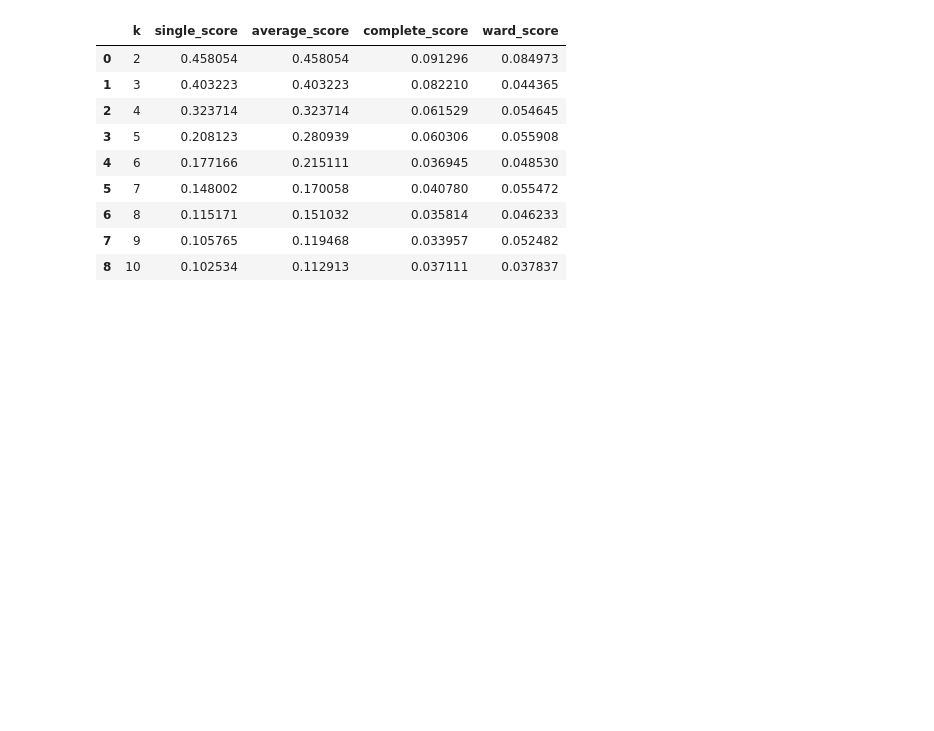
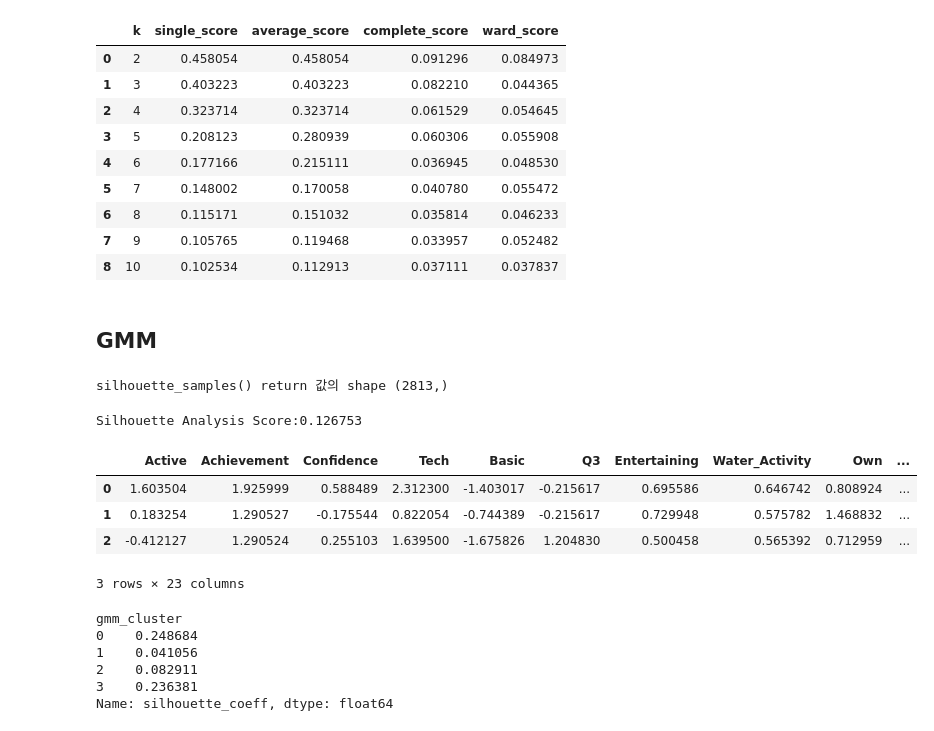
Before and after one commit to Insight-Sogang-Univ/insightcon_3rd_dog, a Jupyter notebook: 002.ipynb, the cells around one changed output. Cells and saved outputs as stored; diff of their text form; code cells hidden in the pictures; blank space fills up the shorter version.

```diff
--- a/002.ipynb
+++ b/002.ipynb
@@ -159,3 +159,39 @@ k: 10   score: 0.03783725883986078
 | 6 | 8 | 0.115171 | 0.151032 | 0.035814 | 0.046233 |
 | 7 | 9 | 0.105765 | 0.119468 | 0.033957 | 0.052482 |
 | 8 | 10 | 0.102534 | 0.112913 | 0.037111 | 0.037837 |
+# %% [markdown]
+## GMM
+# %%
+from sklearn.mixture import GaussianMixture
+
+gmm = GaussianMixture(n_components = 4, covariance_type = 'spherical', random_state=1422).fit(data2)
+gmm_cluster_labels = gmm.predict(data2)
+
+data2['gmm_cluster'] = gmm_cluster_labels
+# %%
+score_samples = silhouette_samples(data2, data2['gmm_cluster'])
+print('silhouette_samples() return 값의 shape', score_samples.shape)
+# %% [output]
+silhouette_samples() return 값의 shape (2813,)
+# %%
+data2['silhouette_coeff'] = score_samples
+
+average_score = silhouette_score(data2, data2['gmm_cluster'])
+print('Silhouette Analysis Score:{0:.6f}'.format(average_score))
+data2.head(3)
+# %% [output]
+Silhouette Analysis Score:0.126753
+|  | Active | Achievement | Confidence | Tech | Basic | Q3 | Entertaining | Water_Activity | Own | ... |
+| 0 | 1.603504 | 1.925999 | 0.588489 | 2.312300 | -1.403017 | -0.215617 | 0.695586 | 0.646742 | 0.808924 | ... |
+| 1 | 0.183254 | 1.290527 | -0.175544 | 0.822054 | -0.744389 | -0.215617 | 0.729948 | 0.575782 | 1.468832 | ... |
+| 2 | -0.412127 | 1.290524 | 0.255103 | 1.639500 | -1.675826 | 1.204830 | 0.500458 | 0.565392 | 0.712959 | ... |
+3 rows × 23 columns
+# %%
+data2.groupby('gmm_cluster')['silhouette_coeff'].mean()
+# %% [output]
+gmm_cluster
+0    0.248684
+1    0.041056
+2    0.082911
+3    0.236381
+Name: silhouette_coeff, dtype: float64
```
Also changed, not shown: parts of 1 cell of this notebook, 3 other files.
